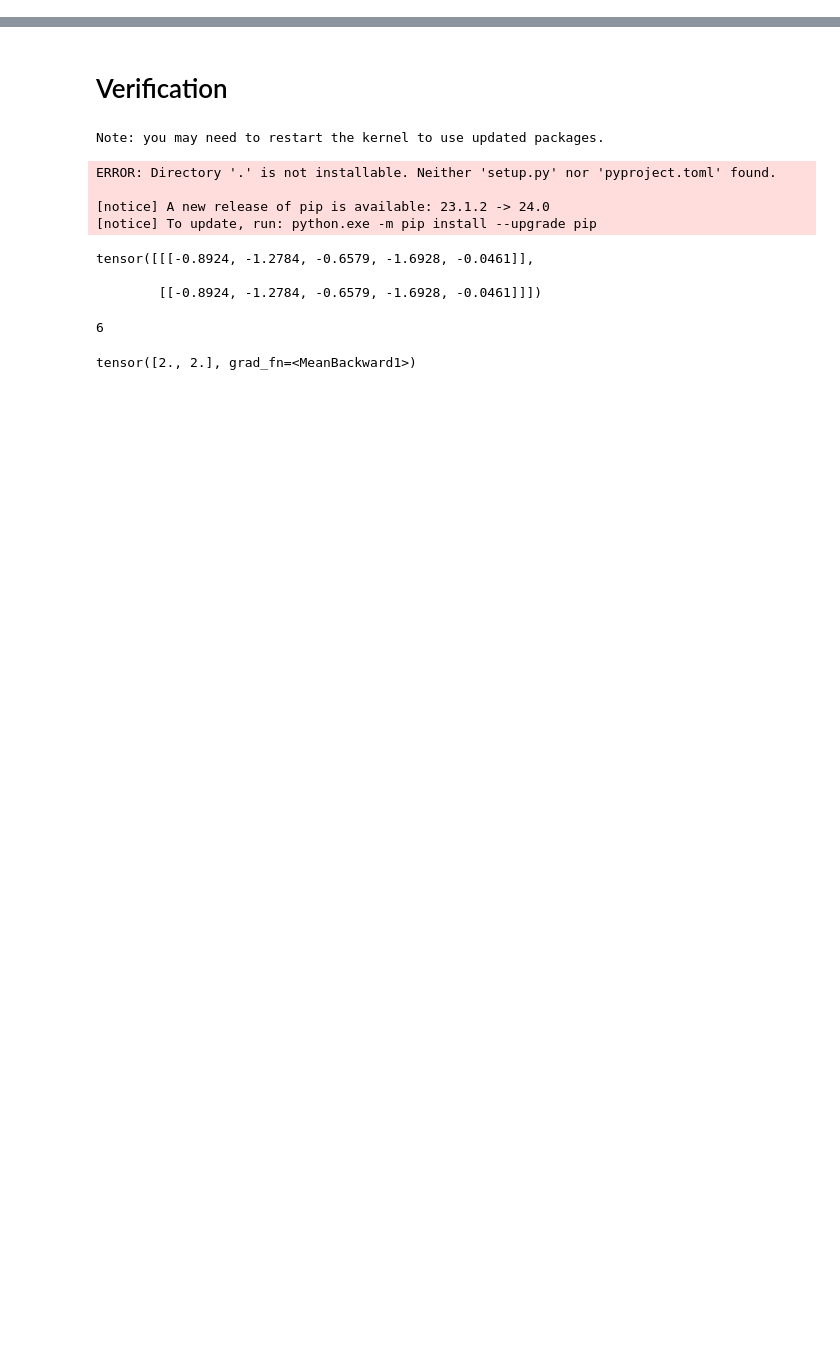
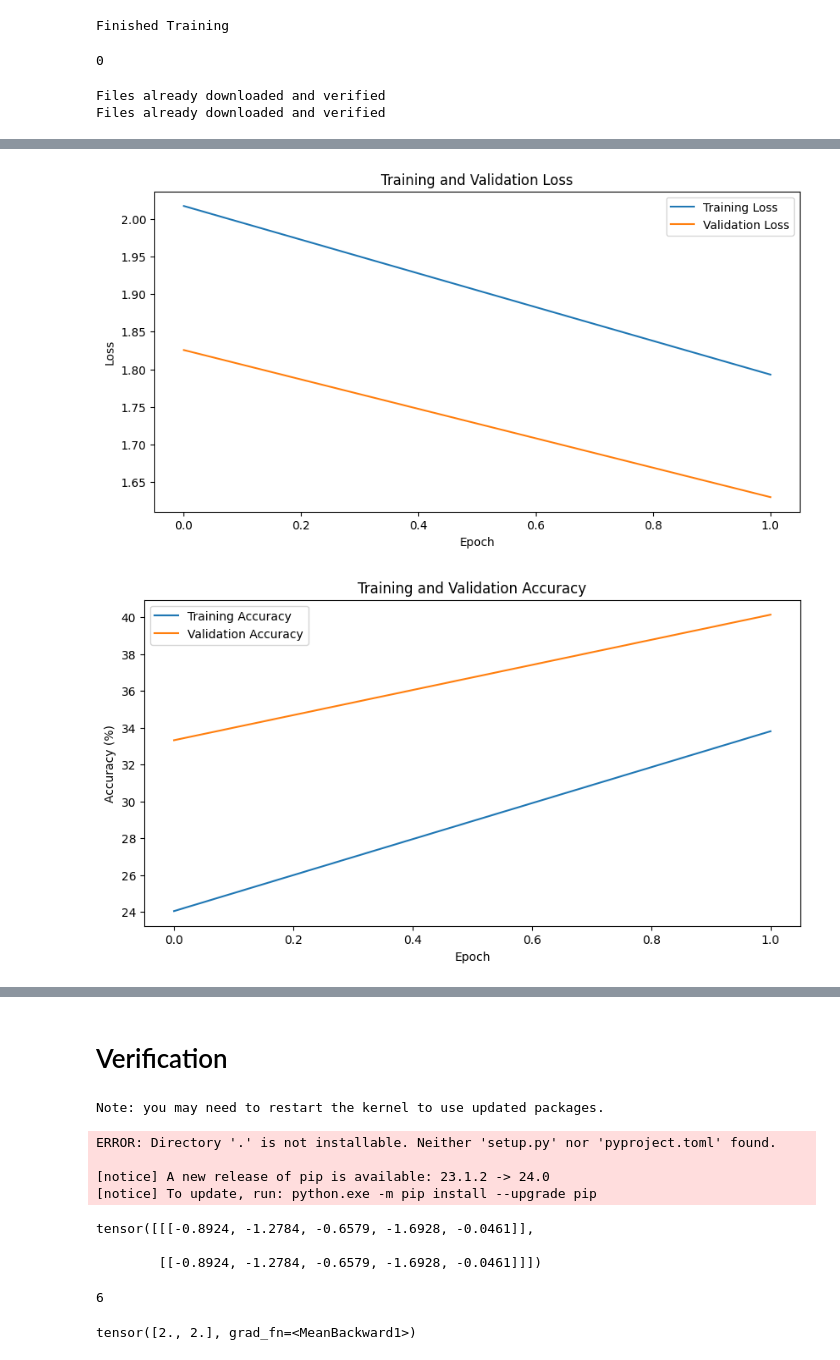
Before and after one commit to varun-1411/vit-pytorch, a Jupyter notebook: ViT_architechture.ipynb, the cells around one changed output, grey strips where cells are left out. Drawn from its saved outputs; the diff is of its cells as text; code cells hidden in the pictures; blank space fills up the shorter version.

```diff
--- a/ViT_architechture.ipynb
+++ b/ViT_architechture.ipynb
@@ -250,0 +484,30 @@ class VisionTransformer(nn.Module):
+# %%
+train_model(model_custom, trainloader, 20, 0.001)
+# %% [output]
+Finished Training
+# %%
+torch.cuda.device_count()
+# %% [output]
+0
+# %%
+def get_cifar_dataloaders(batch_size, train_size=0.8):
+    transform = transforms.Compose([
+        transforms.ToTensor(),
+        transforms.Resize((32, 32)),
+        transforms.Normalize((0.5, 0.5, 0.5), (0.5, 0.5, 0.5))
+    ])
+
+    trainset = datasets.CIFAR10(root='./data', train=True, download=True, transform=transform)
+
+    # Split the trainset into training and validation sets
+    train_size = int(train_size * len(trainset))
+    valid_size = len(trainset) - train_size
+    trainset, validset = torch.utils.data.random_split(trainset, [train_size, valid_size])
+
+    trainloader = torch.utils.data.DataLoader(trainset, batch_size=batch_size, shuffle=True, num_workers=2)
+    validloader = torch.utils.data.DataLoader(validset, batch_size=batch_size, shuffle=False, num_workers=2)
+
+    testset = datasets.CIFAR10(root='./data', train=False, download=True, transform=transform)
+    testloader = torch.utils.data.DataLoader(testset, batch_size=batch_size, shuffle=False, num_workers=2)
+
+    return trainloader, validloader, testloader
@@ -250,0 +615,22 @@ class VisionTransformer(nn.Module):
+# %%
+# Set device to GPU if available
+# device = torch.device('cuda' if torch.cuda.is_available() else 'cpu')
+
+# Define the model, optimizer, and training parameters
+# model = YourModel()
+# model.to(device)
+batch_size = 128
+lr = 0.001
+n_epochs = 10
+
+# Get data loaders
+trainloader, validloader, testloader = get_cifar_dataloaders(batch_size, train_size=0.8)
+# %% [output]
+Files already downloaded and verified
+Files already downloaded and verified
+# %%
+custom_config = {"img_size": 32, "patch_size": 4, "in_channels": 3, "n_classes": 10, "emb_size": 48, "depth": 12, "n_heads": 4, "mlp_ratio": 4., "qkv_bias": True, "drop_prob": 0.3, "attn_drop_prob": 0.3}
+# %%
+model_custom = VisionTransformer(**custom_config)
+train_model(model_custom, trainloader, validloader, testloader, n_epochs=2, lr=0.001, device=torch.device('cuda' if torch.cuda.is_available() else 'cpu'))
+# %% [output]
@@ -250,0 +641,2 @@ class VisionTransformer(nn.Module):
+[figure, added]
+[figure, added]
```
Also changed, not shown: parts of 64 cells of this notebook, 3 other files.
